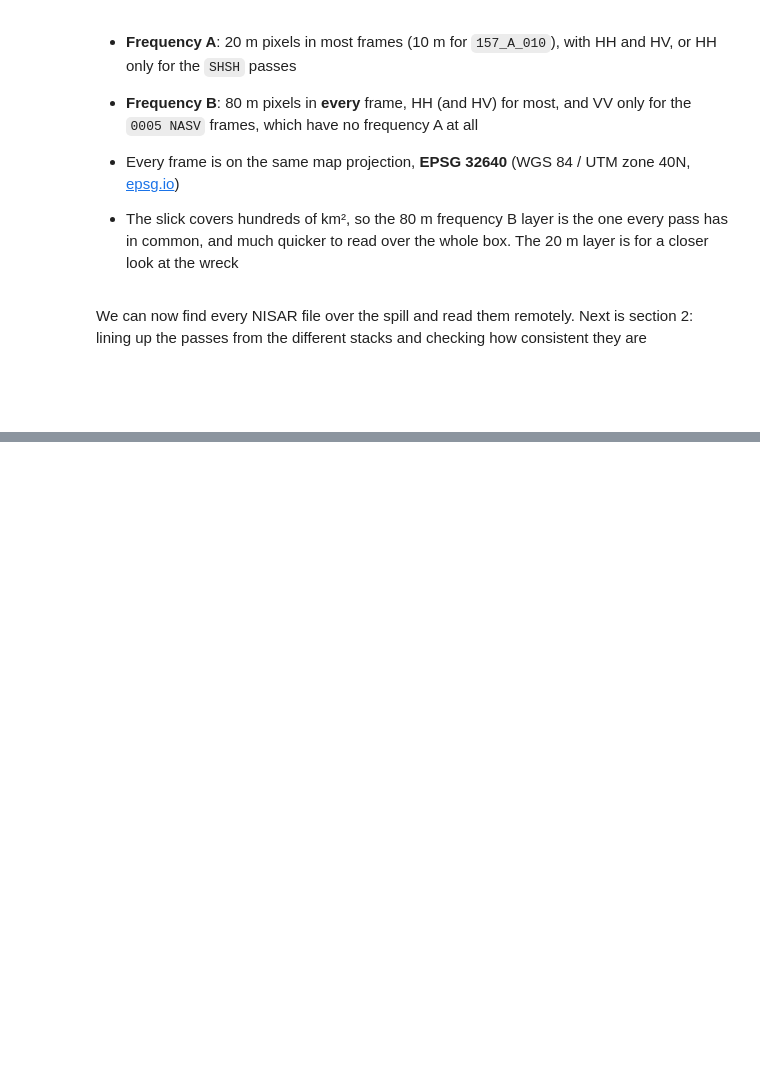
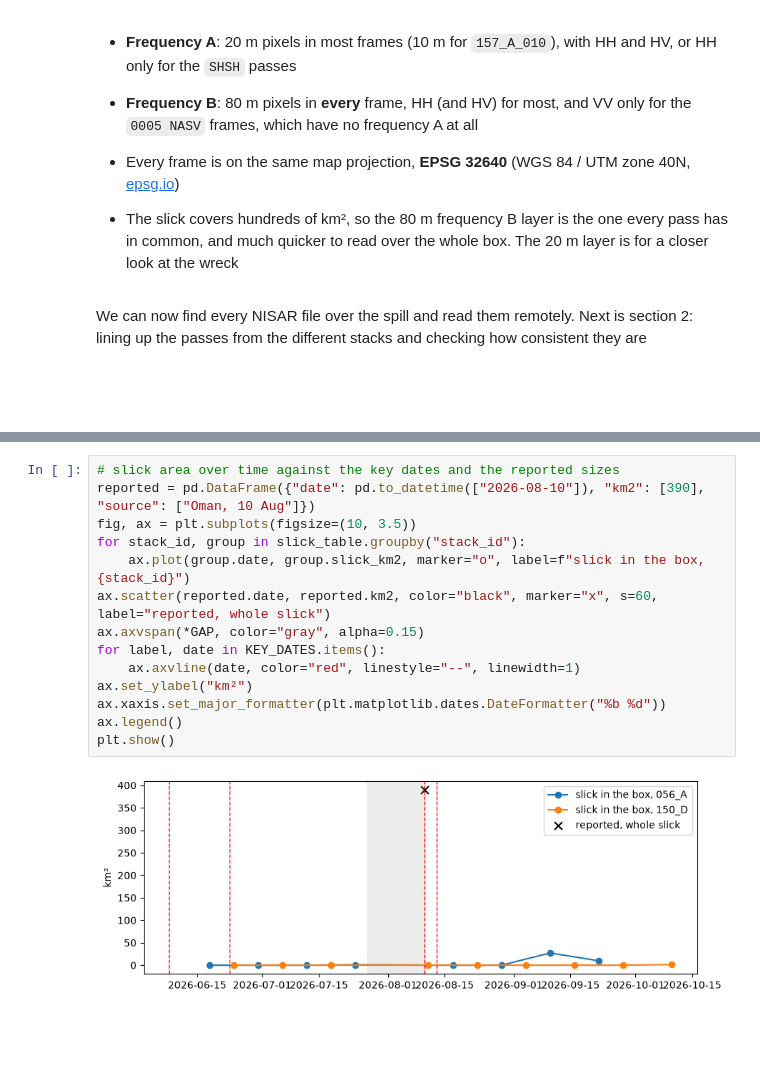
Before and after one commit to danesheppard/PanoptiCrew-NASA-Hackathon-2026, a Jupyter notebook: dataScience/notebooks/case4.ipynb, the cells around one changed output, grey strips where cells are left out. Cells and saved outputs as stored; diff of their text form; blank space fills up the shorter version.

```diff
--- a/dataScience/notebooks/case4.ipynb
+++ b/dataScience/notebooks/case4.ipynb
@@ -339,0 +1082,19 @@ We can now find every NISAR file over the spill and read them remotely. Next is
+# %%
+# slick area over time against the key dates and the reported sizes
+reported = pd.DataFrame({"date": pd.to_datetime(["2026-08-10"]), "km2": [390], "source": ["Oman, 10 Aug"]})
+fig, ax = plt.subplots(figsize=(10, 3.5))
+for stack_id, group in slick_table.groupby("stack_id"):
+    ax.plot(group.date, group.slick_km2, marker="o", label=f"slick in the box, {stack_id}")
+ax.scatter(reported.date, reported.km2, color="black", marker="x", s=60, label="reported, whole slick")
+ax.axvspan(*GAP, color="gray", alpha=0.15)
+for label, date in KEY_DATES.items():
+    ax.axvline(date, color="red", linestyle="--", linewidth=1)
+ax.set_ylabel("km²")
+ax.xaxis.set_major_formatter(plt.matplotlib.dates.DateFormatter("%b %d"))
+ax.legend()
+plt.show()
+# %% [output]
+[figure, added]
+# %% [markdown]
+<br/>
+<br/>
```
Also changed, not shown: parts of 52 cells of this notebook.
